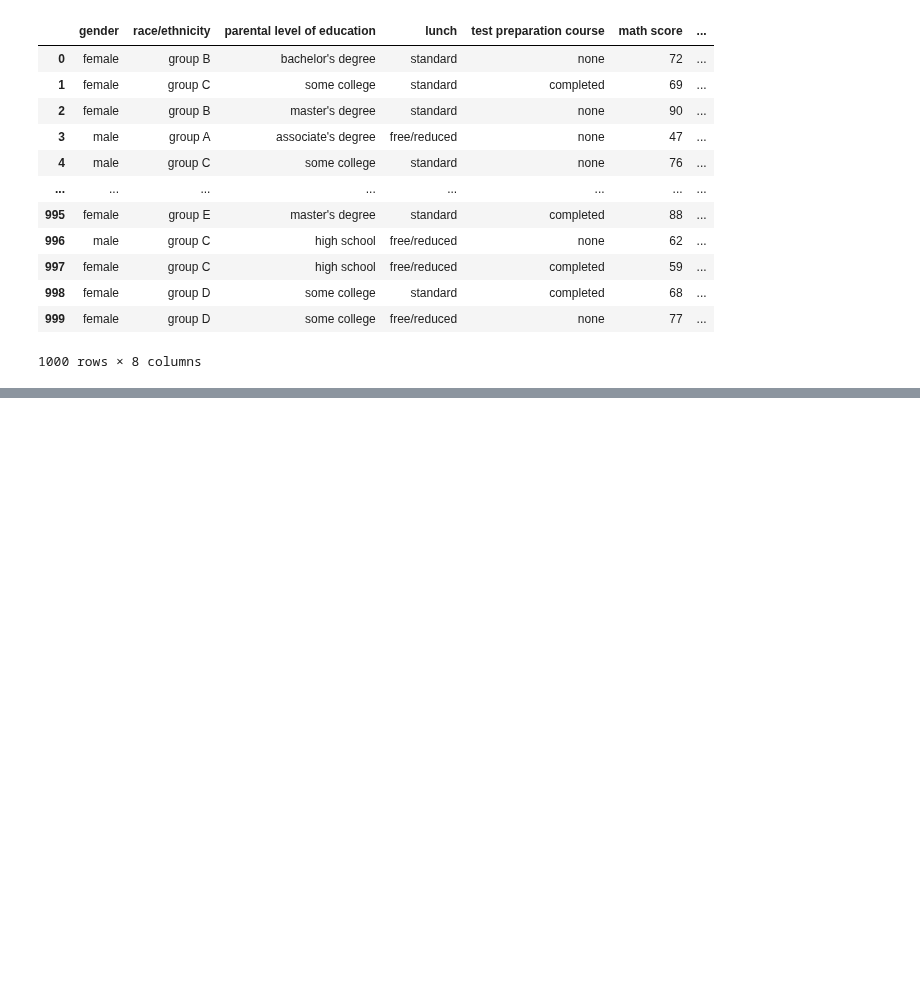
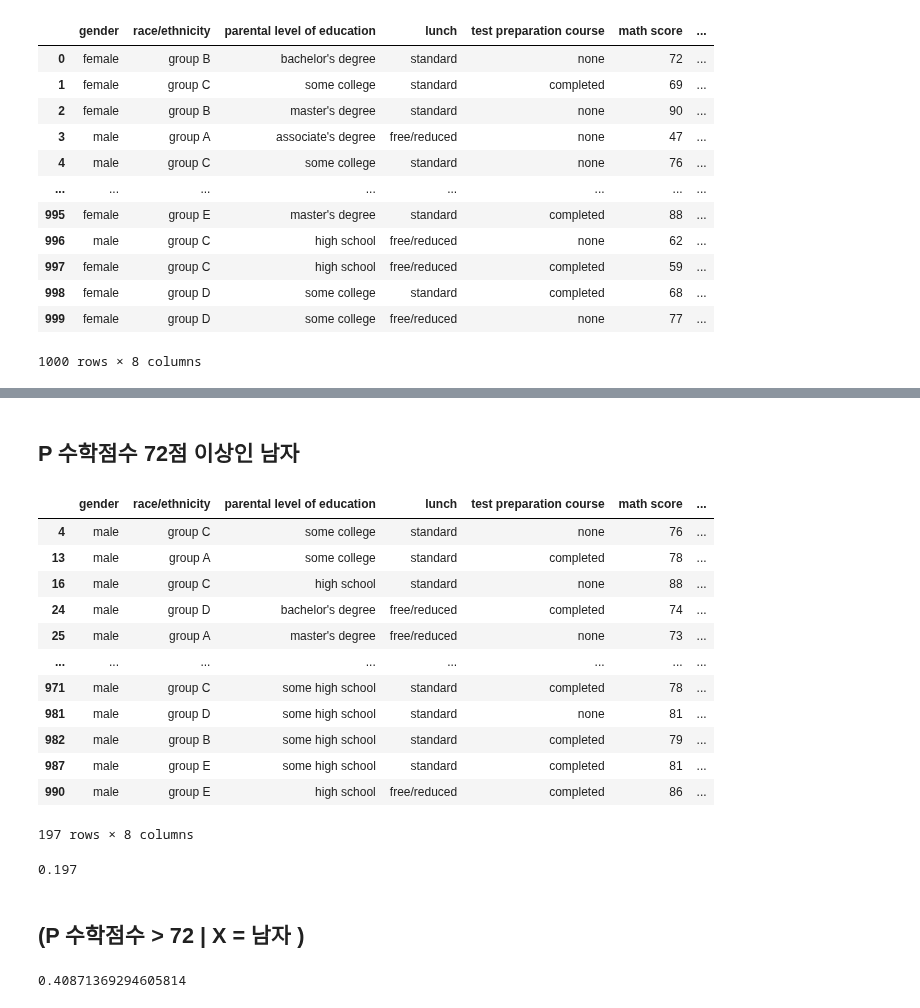
Before and after one commit to seoinhyeok96/python_data_class, a Jupyter notebook: 기초통계 수업 /2 days.ipynb, the cells around one changed output, grey strips where cells are left out. Drawn from its saved outputs; the diff is of its cells as text; code cells hidden in the pictures; blank space fills up the shorter version.

```diff
--- a/기초통계 수업 /2 days.ipynb
+++ b/기초통계 수업 /2 days.ipynb
@@ -24,0 +109,30 @@ df
+# %% [markdown]
+## P 수학점수 72점 이상인 남자
+# %%
+man72=man[man['math score']>72] #수학점수가 72점 초과
+man72
+# %% [output]
+|  | gender | race/ethnicity | parental level of education | lunch | test preparation course | math score | ... |
+| 4 | male | group C | some college | standard | none | 76 | ... |
+| 13 | male | group A | some college | standard | completed | 78 | ... |
+| 16 | male | group C | high school | standard | none | 88 | ... |
+| 24 | male | group D | bachelor's degree | free/reduced | completed | 74 | ... |
+| 25 | male | group A | master's degree | free/reduced | none | 73 | ... |
+| ... | ... | ... | ... | ... | ... | ... | ... |
+| 971 | male | group C | some high school | standard | completed | 78 | ... |
+| 981 | male | group D | some high school | standard | none | 81 | ... |
+| 982 | male | group B | some high school | standard | completed | 79 | ... |
+| 987 | male | group E | some high school | standard | completed | 81 | ... |
+| 990 | male | group E | high school | free/reduced | completed | 86 | ... |
+197 rows × 8 columns
+# %%
+p_man72=len(man72)/len(df)
+p_man72
+# %% [output]
+0.197
+# %% [markdown]
+## (P 수학점수 > 72 | X = 남자 )
+# %%
+p_man72/p_man
+# %% [output]
+0.40871369294605814
```
Also changed, not shown: parts of 11 cells of this notebook.
